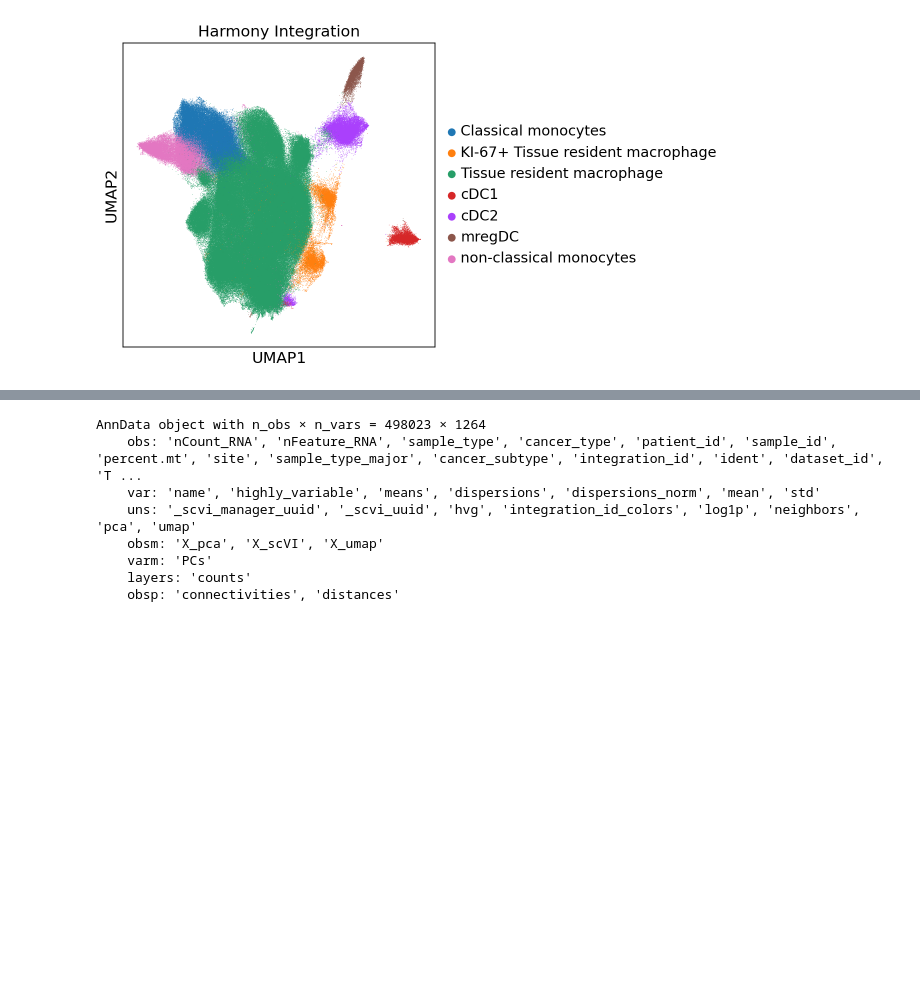
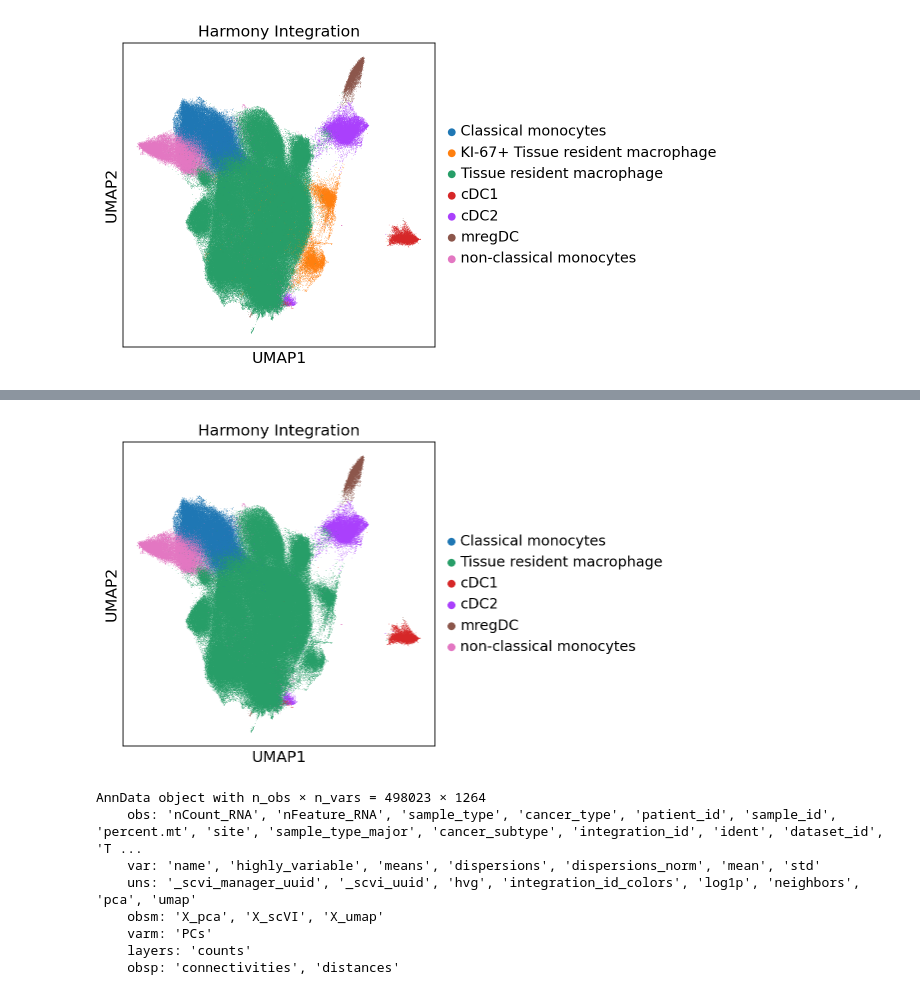
Before and after one commit to tuonglab/Nikita-project, a Jupyter notebook: notebooks/2025-05-01_scvi-comparison.ipynb, the cells around one changed output, grey strips where cells are left out. Drawn from its saved outputs; the diff is of its cells as text; code cells hidden in the pictures; blank space fills up the shorter version.

Commit message:
update scvi compare fig

```diff
--- a/notebooks/2025-05-01_scvi-comparison.ipynb
+++ b/notebooks/2025-05-01_scvi-comparison.ipynb
@@ -60,3 +60,11 @@ with plt.rc_context({"figure.figsize": (5, 5)}):
 # %% [output]
 WARNING: saving figure to file figures/umapHarmony-scvi-compare-HarmUMAP.svg
 [figure]
+# %%
+with plt.rc_context({"figure.figsize": (5, 5)}):
+    sc.pl.umap(data_harmony,
+            color="MyeloidAPC_Subsets",
+            size=1,
+            title="Harmony Integration",
+            save="Harmony-scvi-compare-HarmUMAP-v2.svg")
+# %% [output]
@@ -63,3 +72,4 @@ WARNING: saving figure to file figures/umapHarmony-scvi-compare-HarmUMAP.svg
+[figure, added]
 # %%
 data_scvi
 # %% [output]
```
Also changed, not shown: parts of 6 cells of this notebook.
